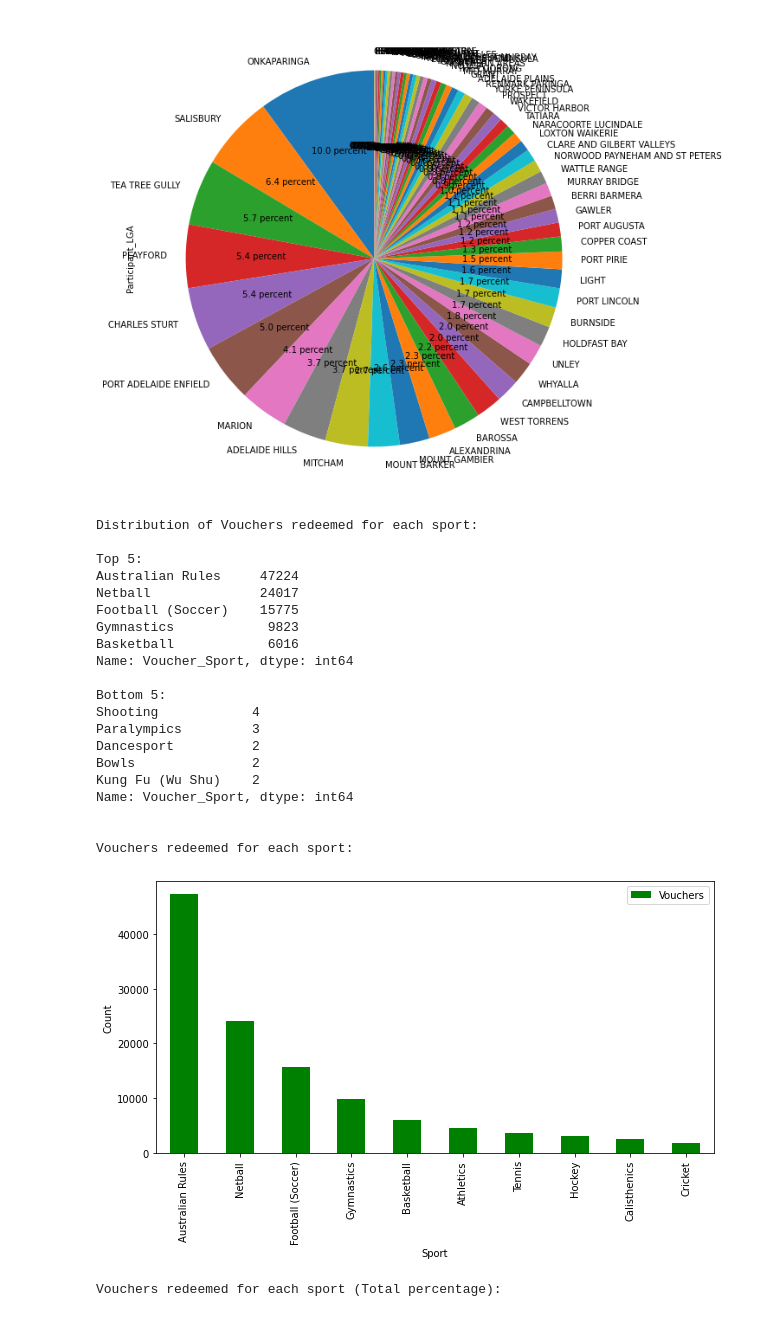
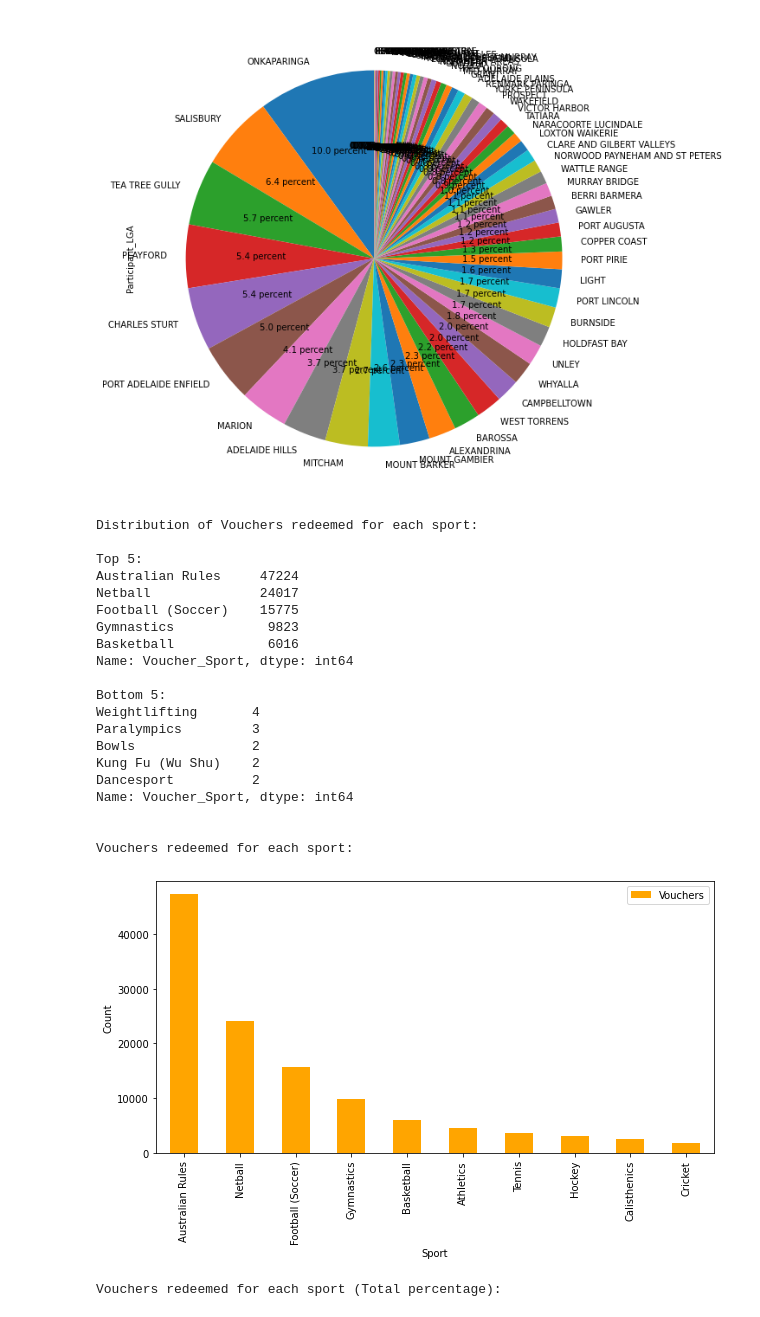
Before and after one commit to MQCOMP2200-S2-2021/data-science-portfolio-JoeB-cybersecurity, a Jupyter notebook: Portfolio 2.ipynb, the cells around one changed output. Drawn from its saved outputs; the diff is of its cells as text; code cells hidden in the pictures.

```diff
--- a/Portfolio 2.ipynb
+++ b/Portfolio 2.ipynb
@@ -113,37 +113,37 @@ print("Distribution of Vouchers redeemed for each sport:")
 print("\nTop 5:")
 print(sa_vouchers_scores.Voucher_Sport.value_counts().head())
 print("\nBottom 5:")
 print(sa_vouchers_scores.Voucher_Sport.value_counts().tail())
 
 
 plt.figure(figsize=(10,5))
-sa_vouchers_scores.Voucher_Sport.value_counts().head(10).plot(kind="bar",color="green",label="Vouchers")
+sa_vouchers_scores.Voucher_Sport.value_counts().head(10).plot(kind="bar",color="orange",label="Vouchers")
 plt.xlabel("Sport")
 plt.ylabel("Count")
 plt.legend()
 print("\n\nVouchers redeemed for each sport:")
 # %% [output]
 Distribution of Vouchers redeemed for each sport:
 
 Top 5:
 Australian Rules     47224
 Netball              24017
 Football (Soccer)    15775
 Gymnastics            9823
 Basketball            6016
 Name: Voucher_Sport, dtype: int64
 
 Bottom 5:
-Shooting            4
+Weightlifting       4
 Paralympics         3
-Dancesport          2
 Bowls               2
 Kung Fu (Wu Shu)    2
+Dancesport          2
 Name: Voucher_Sport, dtype: int64
 
 
 Vouchers redeemed for each sport:
-[figure, old version]
+[figure, new version]
 # %%
 plt.figure(figsize=(10,10))
 sa_vouchers_scores.Voucher_Sport.value_counts().plot.pie(startangle=90,autopct="%.1f percent")
```
Also changed, not shown: parts of 10 cells of this notebook.
